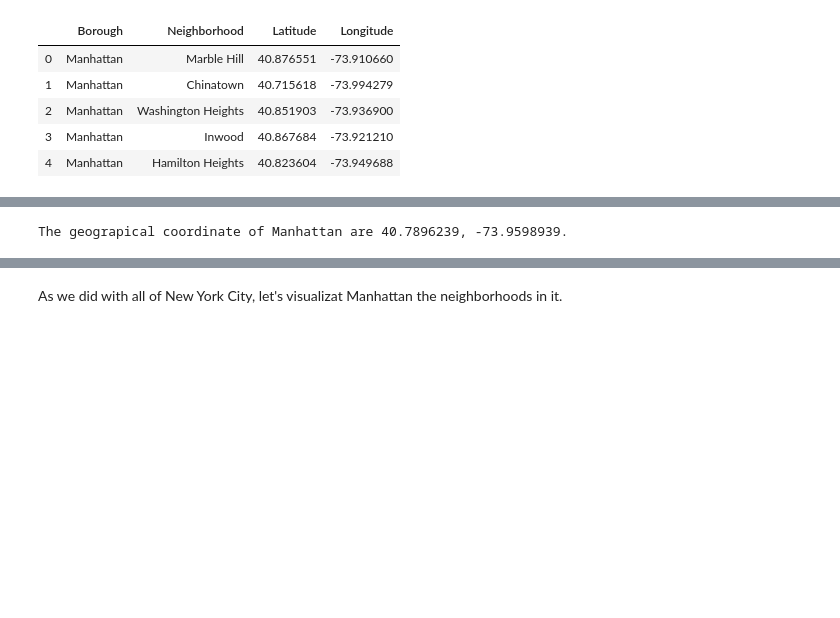
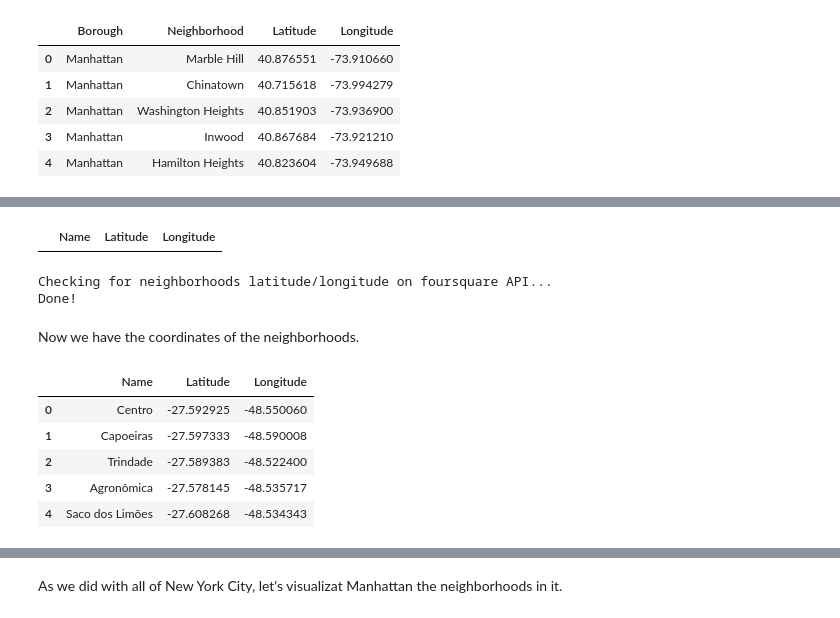
Before and after one commit to mourodrigo/dataScienceCapstone, a Jupyter notebook: The_Battle_of_Neighborhoods.ipynb, the cells around one changed output, grey strips where cells are left out. Saved outputs shown, nothing was run; the diff lists cells and outputs as text; code cells hidden in the pictures; blank space fills up the shorter version.

```diff
--- a/The_Battle_of_Neighborhoods.ipynb
+++ b/The_Battle_of_Neighborhoods.ipynb
@@ -230,0 +260,11 @@ Let's get the geographical coordinates of Manhattan.
+# %%
+wiki = requests.get('https://pt.wikipedia.org/wiki/Lista_de_distritos_e_bairros_de_Florian%C3%B3polis')
+soup = bs(wiki.text, 'lxml')
+table = soup.findAll("table",class_="wikitable")[1]
+neighborhood_names = []
+for items in table.find_all("tr")[:-1]:
+    data = [' '.join(item.text.split()) for item in items.find_all(['th','td'])]
+    neighborhood_names.append(data[1])
+
+neighborhood_names.remove(neighborhood_names[0])
+neighborhood_names
@@ -231,10 +289,37 @@ Let's get the geographical coordinates of Manhattan.
+# %%
+#preparing neighborhoods dataframe
+column_names = ['Name', 'Latitude', 'Longitude']
+neighborhoods = pd.DataFrame(columns=column_names)
+neighborhoods
+# %% [output]
+|  | Name | Latitude | Longitude |
 # %%
-address = 'Manhattan, NY'
+print("Checking for neighborhoods latitude/longitude on foursquare API...")
 
-geolocator = Nominatim(user_agent="ny_explorer")
-location = geolocator.geocode(address)
-latitude = location.latitude
-longitude = location.longitude
-print('The geograpical coordinate of Manhattan are {}, {}.'.format(latitude, longitude))
+for name in neighborhood_names:
+  geolocator = Nominatim(user_agent="foursquare_explorer")
+  location = geolocator.geocode(name+","+city_name)
+  #print(location)
+  if location is not None:
+    latitude = location.latitude
+    longitude = location.longitude
+    #print('The geograpical coordinate of {} are {}, {}.'.format(name, latitude, longitude))
+    neighborhoods = neighborhoods.append({'Name': name,
+                                            'Latitude':latitude,
+                                            'Longitude':longitude}, ignore_index=True)
+
+print("Done!")
 # %% [output]
-The geograpical coordinate of Manhattan are 40.7896239, -73.9598939.
+Checking for neighborhoods latitude/longitude on foursquare API...
+Done!
+# %% [markdown]
+Now we have the coordinates of the neighborhoods.
+# %%
+neighborhoods.head()
+# %% [output]
+|  | Name | Latitude | Longitude |
+| 0 | Centro | -27.592925 | -48.550060 |
+| 1 | Capoeiras | -27.597333 | -48.590008 |
+| 2 | Trindade | -27.589383 | -48.522400 |
+| 3 | Agronômica | -27.578145 | -48.535717 |
+| 4 | Saco dos Limões | -27.608268 | -48.534343 |
```
Also changed, not shown: parts of 36 cells of this notebook.
